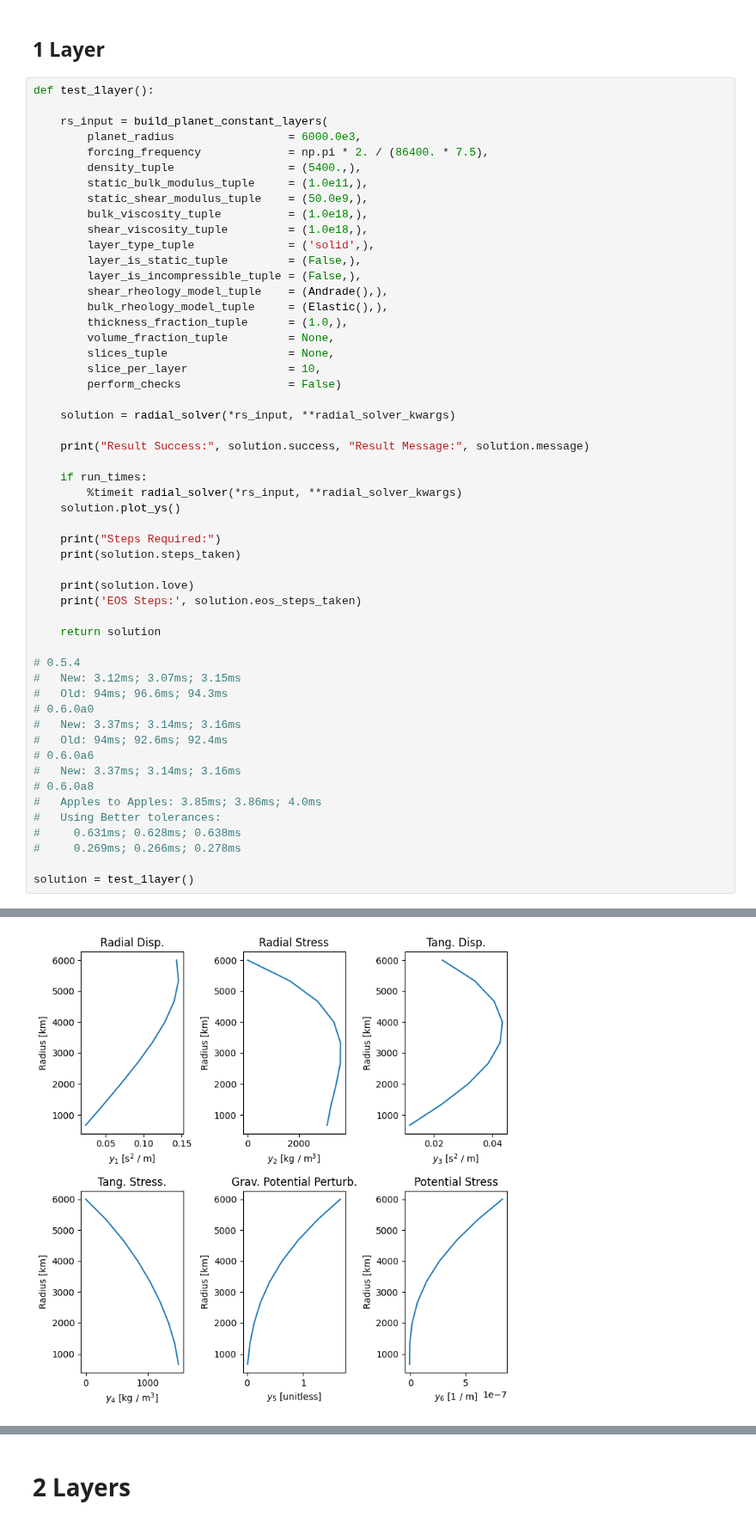
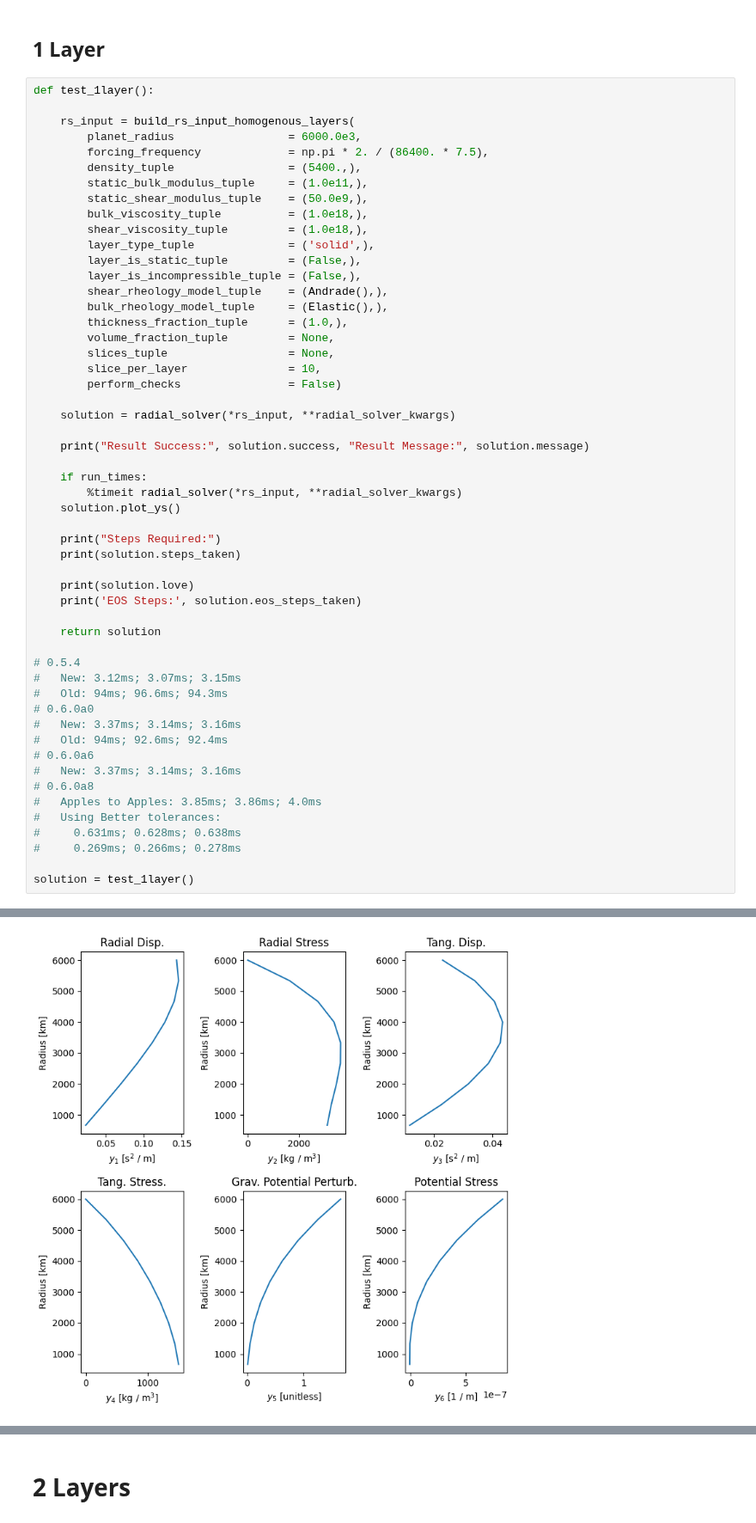
Before and after one commit to jrenaud90/TidalPy, a Jupyter notebook: Benchmarks & Performance/RadialSolver/RadialSolver Benchmarks.ipynb, the cells around one changed output, grey strips where cells are left out. Shown at 86% size. Cells and saved outputs as stored; diff of their text form.

```diff
--- a/Benchmarks & Performance/RadialSolver/RadialSolver Benchmarks.ipynb
+++ b/Benchmarks & Performance/RadialSolver/RadialSolver Benchmarks.ipynb
@@ -46,7 +46,7 @@ radial_solver_kwargs = dict(
 # %%
 def test_1layer():
 
-    rs_input = build_planet_constant_layers(
+    rs_input = build_rs_input_homogenous_layers(
         planet_radius                 = 6000.0e3,
         forcing_frequency             = np.pi * 2. / (86400. * 7.5),
         density_tuple                 = (5400.,),
@@ -103,4 +103,4 @@ Result Success: True Result Message: RadialSolver.ShootingMethod:: completed wit
-[figure, old version]
+[figure, new version]
 Steps Required:
 [[12 15 12]]
 [[0.6584766 -0.03056422j 1.29915312-0.06226471j 0.20796842-0.0049124j ]]
```
Also changed, not shown: parts of 6 cells of this notebook, 1 other file.
